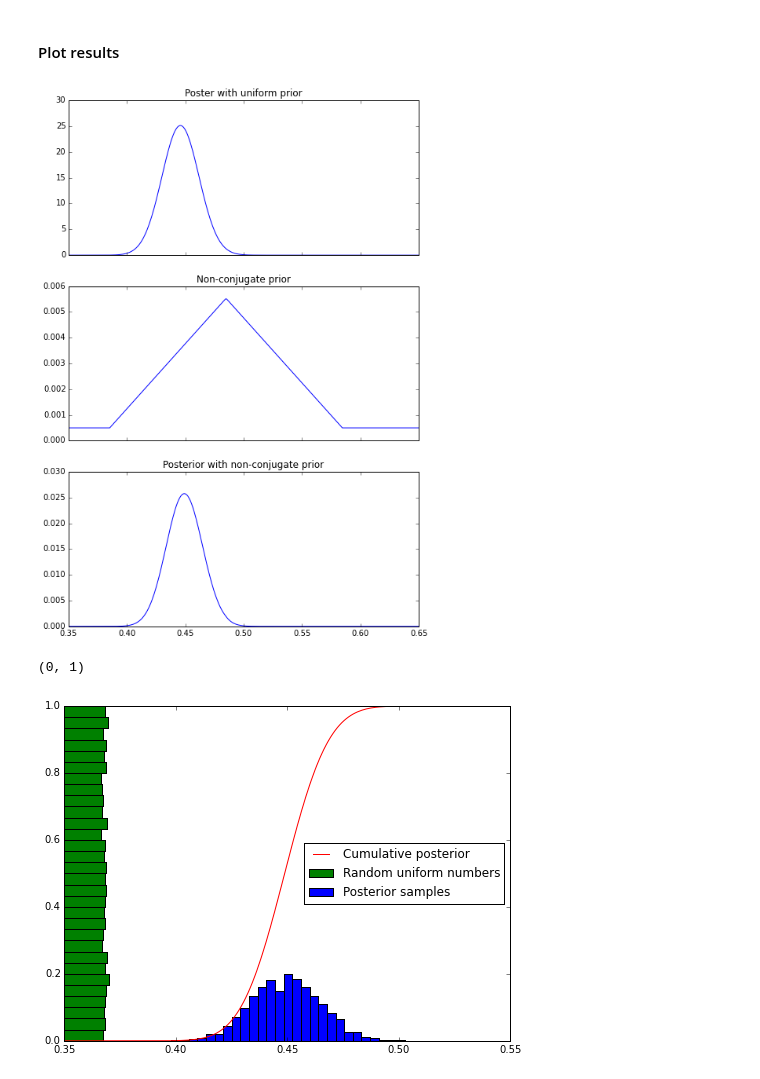
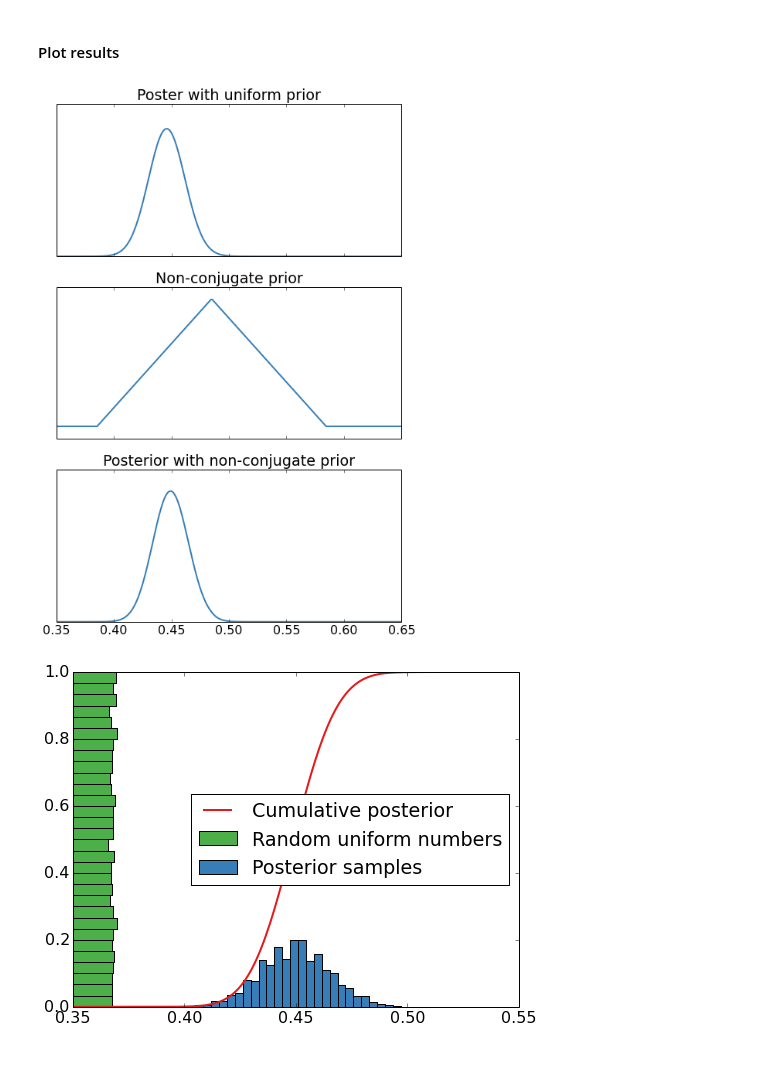
Before and after one commit to avehtari/BDA_py_demos, a Jupyter notebook: demos_ch2/demo2_4.ipynb, the cells around one changed output. Saved outputs shown, nothing was run; the diff lists cells and outputs as text; code cells hidden in the pictures.

```diff
--- a/demos_ch2/demo2_4.ipynb
+++ b/demos_ch2/demo2_4.ipynb
@@ -12,6 +11,13 @@ from scipy.stats import beta
 
 %matplotlib inline
 import matplotlib.pyplot as plt
+# %%
+# Edit default plot settings (colours from colorbrewer2.org)
+plt.rc('figure', figsize=(8,6))
+plt.rc('font', size=16)
+plt.rc('lines', color='#377eb8', linewidth=2)
+plt.rc('axes', color_cycle=('#377eb8','#e41a1c','#4daf4a',
+                            '#984ea3','#ff7f00','#ffff33'))
 # %% [markdown]
 #### Calculate results
 # %%
@@ -55,34 +61,36 @@ fig, axes = plt.subplots(nrows=3, ncols=1, sharex=True, figsize=(8, 12))
 # Posterior with uniform prior Beta(1,1)
 axes[0].plot(x, beta.pdf(x, a+1, b+1))
 axes[0].set_title('Poster with uniform prior')
+axes[0].set_yticks(())
 # Non-conjugate prior
 axes[1].plot(x, pp)
 axes[1].set_title('Non-conjugate prior')
+axes[1].set_yticks(())
 # Posterior with non-conjugate prior
 axes[2].plot(x, po)
 axes[2].set_title('Posterior with non-conjugate prior')
+axes[2].set_yticks(())
 # Set custom limits for x-axis
 axes[0].set_xlim((0.35, 0.65))
 fig.subplots_adjust(hspace=0.2)
 # %% [output]
-[figure, old version]
+[figure, new version]
 # %%
 # Plot samples
-fig = plt.figure(figsize=(8, 6))
+fig = plt.figure()
 # Plot cumulative posterior
-plt.plot(x, pc, 'r')
+plt.plot(x, pc, color='#e41a1c')
 # Calculate histograms and scale them into the same figure
 hist_r = np.histogram(r, bins=30)
 hist_rr = np.histogram(rr, bins=30)
 plt.barh(hist_r[1][:-1], hist_r[0]*0.02/hist_r[0].max(),
-        height=hist_r[1][1]-hist_r[1][0], left=0.35, color='g')
+        height=hist_r[1][1]-hist_r[1][0], left=0.35, color='#4daf4a')
 plt.bar(hist_rr[1][:-1], hist_rr[0]*0.2/hist_rr[0].max(),
-        width=hist_rr[1][1]-hist_rr[1][0], color='b')
+        width=hist_rr[1][1]-hist_rr[1][0], color='#377eb8')
 plt.legend(('Cumulative posterior', 'Random uniform numbers',
             'Posterior samples'), loc='best')
-# Set custom limits for x-axis
+# Set limits
 plt.xlim((0.35, 0.55))
-plt.ylim((0, 1))
+plt.ylim((0,1));
 # %% [output]
-(0, 1)
-[figure, old version]
+[figure, new version]
```
Also changed, not shown: parts of 3 cells of this notebook, 7 other files.
